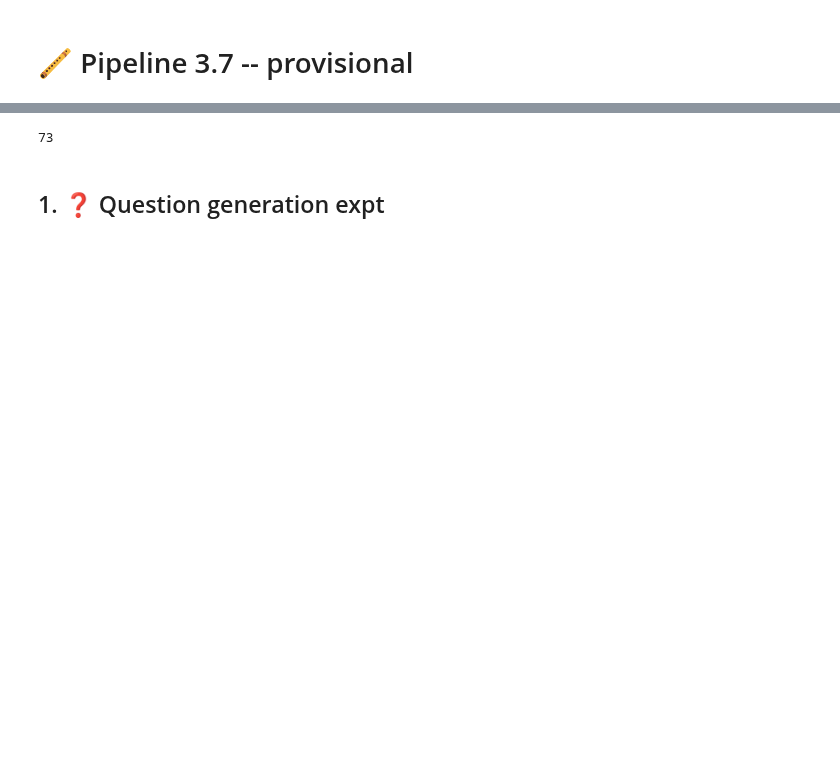
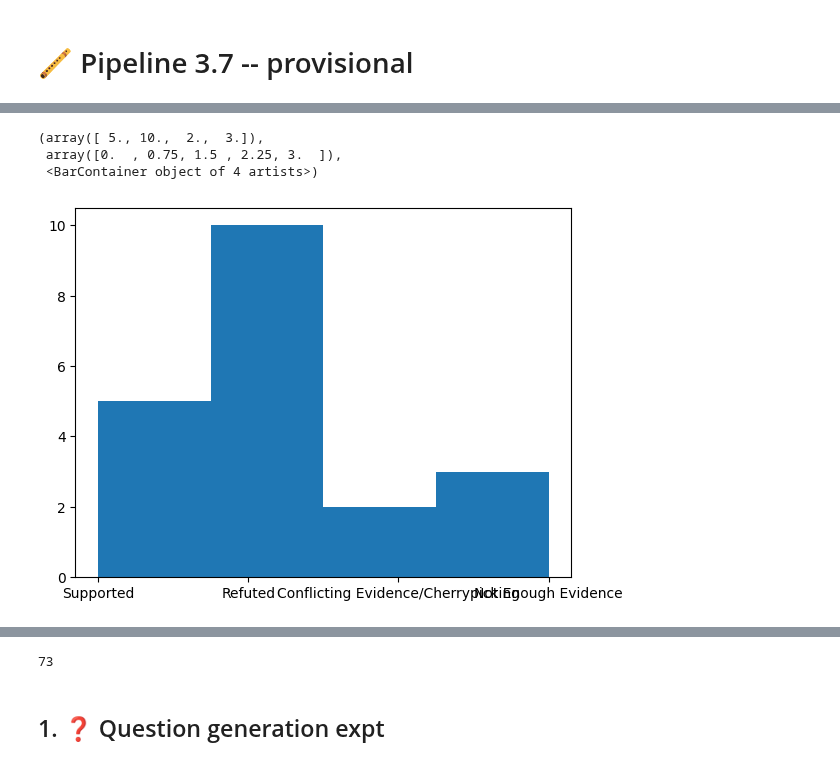
Before and after one commit to aic-factcheck/aic_averitec, a Jupyter notebook: notebooks/dev_sample.ipynb, the cells around one changed output, grey strips where cells are left out. Drawn from its saved outputs; the diff is of its cells as text; code cells hidden in the pictures; blank space fills up the shorter version.

```diff
--- a/notebooks/dev_sample.ipynb
+++ b/notebooks/dev_sample.ipynb
@@ -24,0 +36,9 @@ with open('data/dev.json') as f:
+# %%
+# histogram labels in data
+labels = [d['label'] for d in data]
+plt.hist(labels, bins=4)
+# %% [output]
+(array([ 5., 10.,  2.,  3.]),
+ array([0.  , 0.75, 1.5 , 2.25, 3.  ]),
+ <BarContainer object of 4 artists>)
+[figure, added]
```
Also changed, not shown: parts of 14 cells of this notebook, 6 other files.
